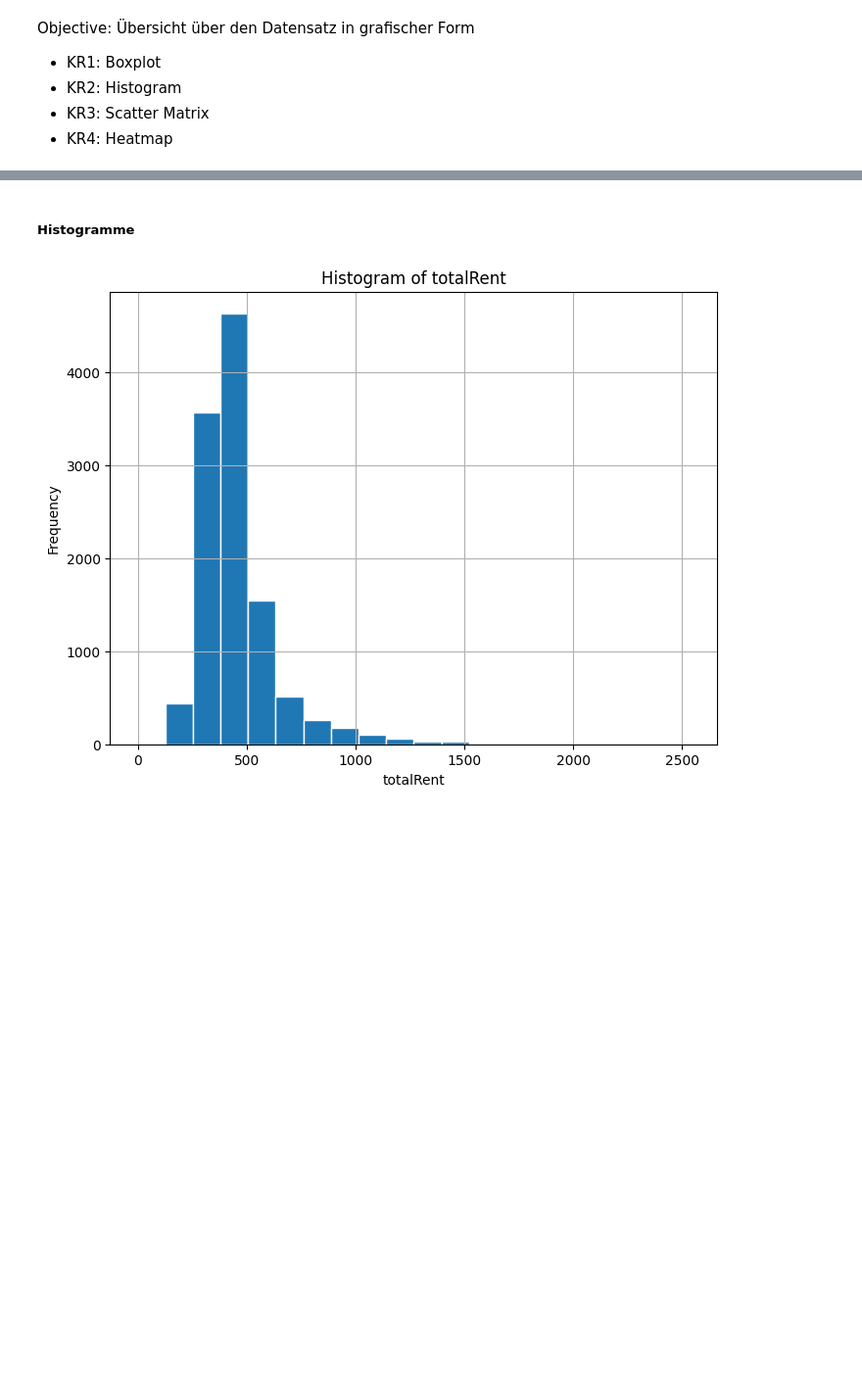
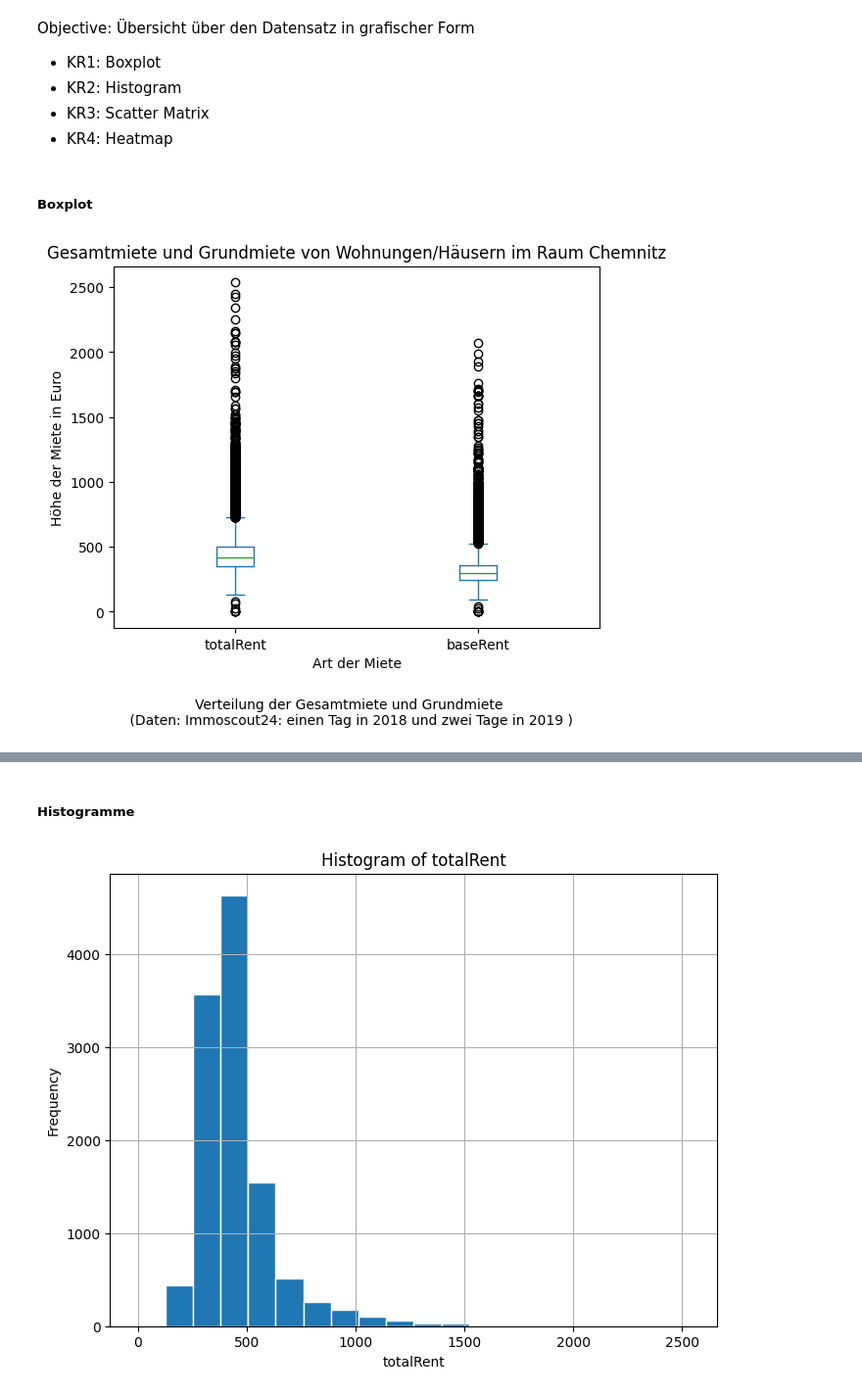
Before and after one commit to TobiasGleiter/data-science, a Jupyter notebook: main.ipynb, the cells around one changed output, grey strips where cells are left out. Shown at 98% size. Drawn from its saved outputs; the diff is of its cells as text; code cells hidden in the pictures; blank space fills up the shorter version.

Commit message:
refactor: boxplots

```diff
--- a/main.ipynb
+++ b/main.ipynb
@@ -343,3 +340,18 @@ Objective: Übersicht über den Datensatz in grafischer Form
 - KR4: Heatmap
 # %%
 import matplotlib.pyplot as plt
+# %% [markdown]
+##### Boxplot
+# %%
+rent = ["totalRent", "baseRent"]
+
+boxplot = chemnitz_in[rent].plot(kind="box")
+
+plt.title('Gesamtmiete und Grundmiete von Wohnungen/Häusern im Raum Chemnitz')
+plt.xlabel('Art der Miete')
+plt.ylabel('Höhe der Miete in Euro')
+
+plt.figtext(0.5, -0.1, 'Verteilung der Gesamtmiete und Grundmiete\n (Daten: Immoscout24: einen Tag in 2018 und zwei Tage in 2019 )', ha='center', va='bottom')
+plt.show()
+# %% [output]
+[figure, added]
```
Also changed, not shown: parts of 11 cells of this notebook.
